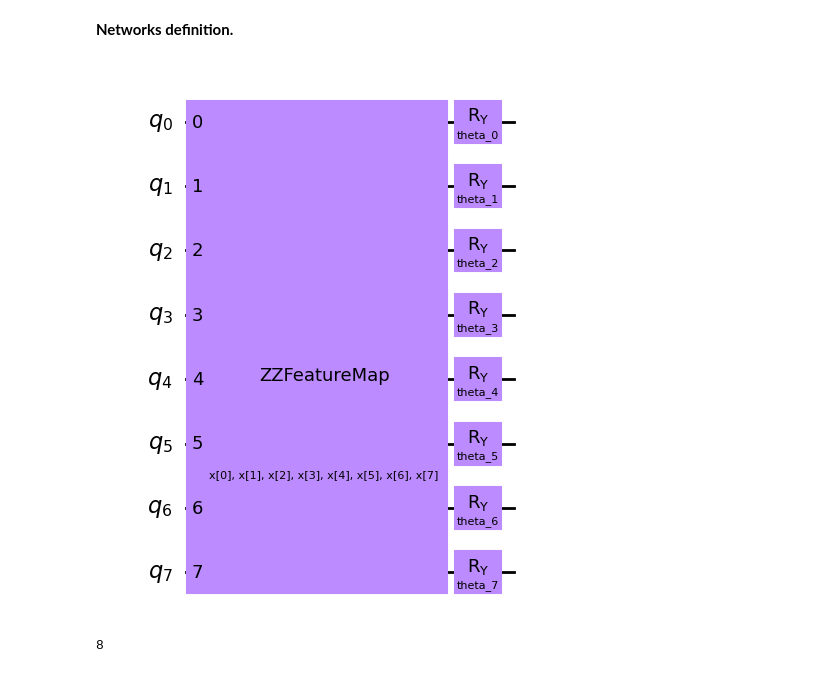
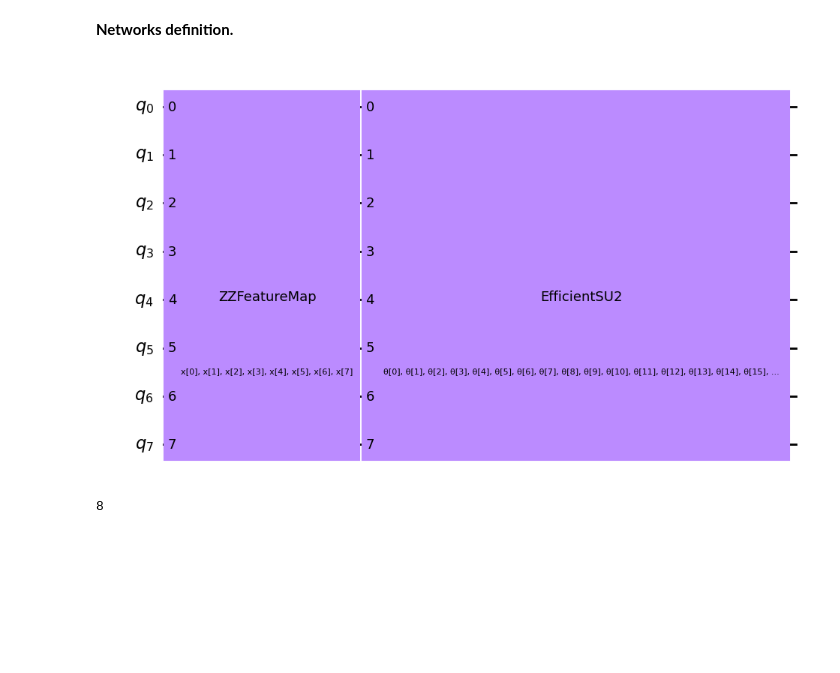
Before and after one commit to MarkCodering/Quantum-Maze-DQN, a Jupyter notebook: src/quantumDNN_v3.ipynb, the cells around one changed output. Saved outputs shown, nothing was run; the diff lists cells and outputs as text; code cells hidden in the pictures; blank space fills up the shorter version.

```diff
--- a/src/quantumDNN_v3.ipynb
+++ b/src/quantumDNN_v3.ipynb
@@ -64,21 +64,25 @@ torch.backends.cudnn.benchmark = True
 # %%
 parmas = [Parameter('theta_0'), Parameter('theta_1'), Parameter('theta_2'), Parameter('theta_3'), Parameter('theta_4'), Parameter('theta_5'), Parameter('theta_6'), Parameter('theta_7')]
 num_qubits = 8
 qc = QuantumCircuit(num_qubits)
 feature_map = ZZFeatureMap(num_qubits)
+su = EfficientSU2(num_qubits=num_qubits, reps=4)
 qc.compose(feature_map, inplace=True)
+qc.compose(su, inplace=True)
+"""
 qc.ry(parmas[0], 0)
 qc.ry(parmas[1], 1)
 qc.ry(parmas[2], 2)
 qc.ry(parmas[3], 3)
 qc.ry(parmas[4], 4)
 qc.ry(parmas[5], 5)
 qc.ry(parmas[6], 6)
 qc.ry(parmas[7], 7)
+"""
 
 qc.draw("mpl")
 # %% [output]
-[figure, old version]
+[figure, new version]
 # %%
 # REMEMBER TO SET input_gradients=True FOR ENABLING HYBRID GRADIENT BACKPROP
 qnn = EstimatorQNN(
```
Also changed, not shown: parts of 7 cells of this notebook, 6 other files.
